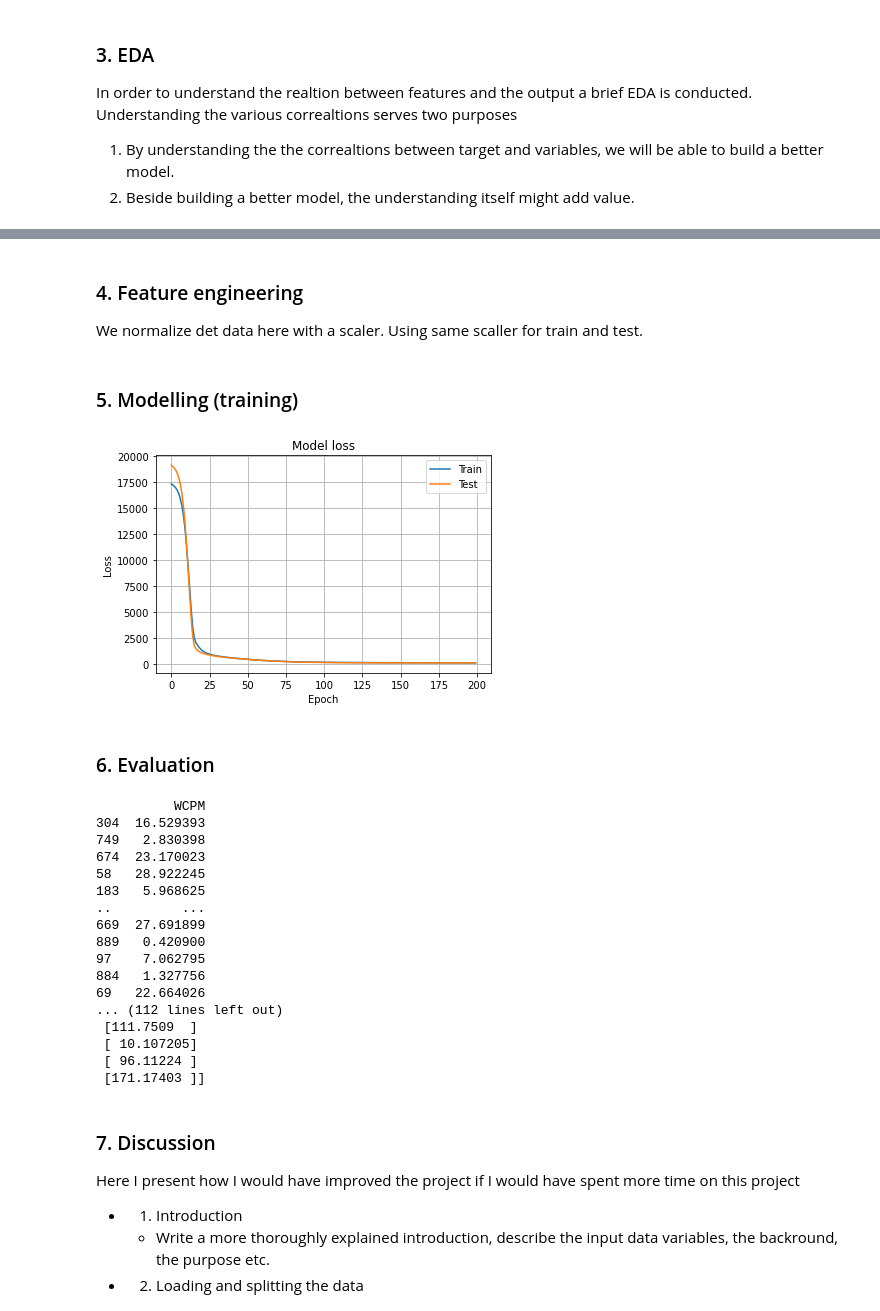
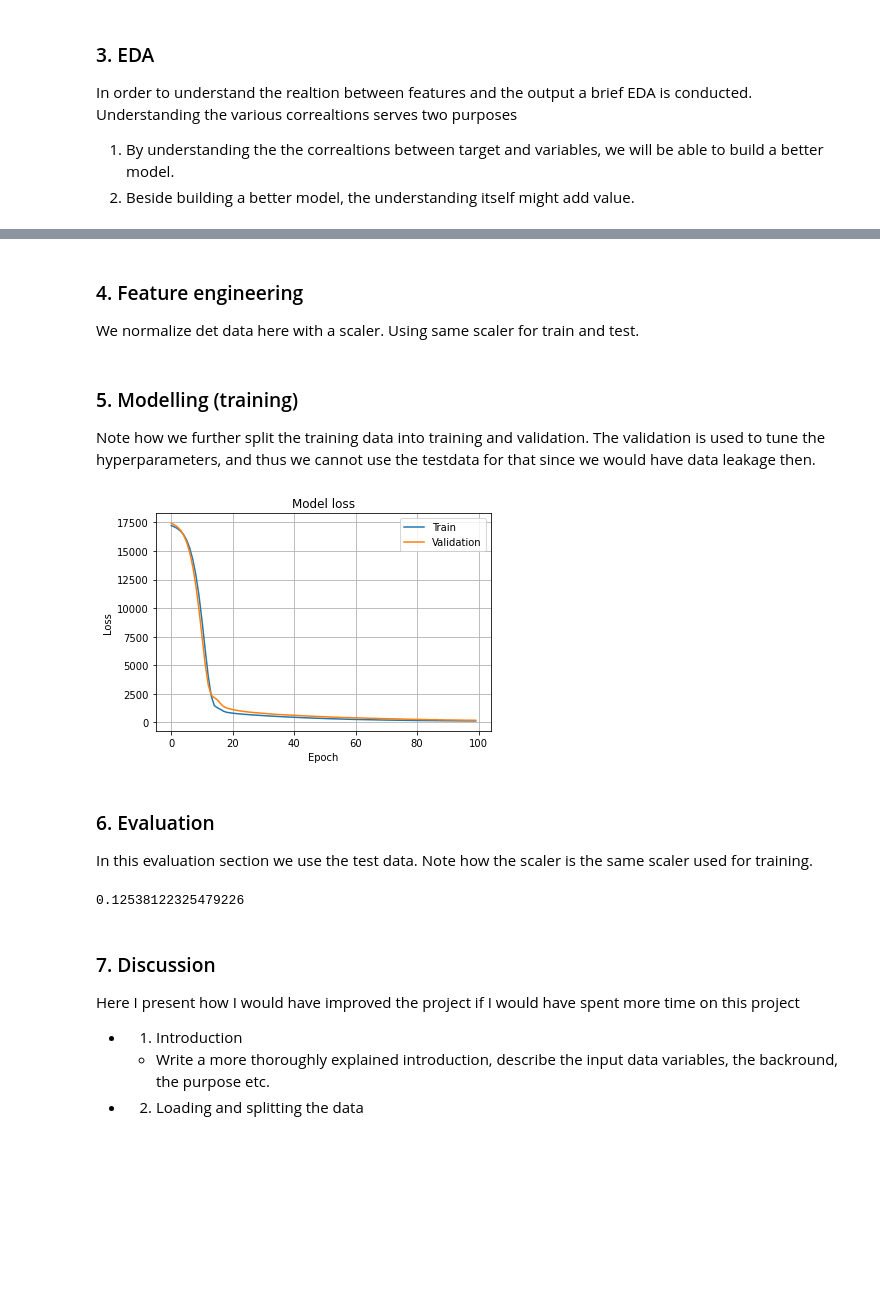
Before and after one commit to olundberg/lexplore, a Jupyter notebook: Machine learning modelling.ipynb, the cells around one changed output, grey strips where cells are left out. Cells and saved outputs as stored; diff of their text form; code cells hidden in the pictures; blank space fills up the shorter version.

```diff
--- a/Machine learning modelling.ipynb
+++ b/Machine learning modelling.ipynb
@@ -76,62 +83,49 @@ scatter_matrix(df_train, figsize=(20, 20));
 # %% [markdown]
 ### 4. Feature engineering
-We normalize det data here with a scaler. Using same scaller for train and test.
+We normalize det data here with a scaler. Using same scaler for train and test.
 # %%
+df_train = df_train.sample(frac=1)
 pred_variables = list(df_train.columns)
 pred_variables.remove("WCPM")
 X_train = df_train[pred_variables]
 y_train = df_train[["WCPM"]]
 sc = StandardScaler()
 X_train = sc.fit_transform(X_train)
-# %% [markdown]
-### 5. Modelling (training)
+# %% [markdown]
+### 5. Modelling (training)
+Note how we further split the training data into training and validation.
+The validation is used to tune the hyperparameters, and thus we cannot use the testdata for that since we would have data leakage then.
 # %%
 model = Sequential()
-model.add(Dense(40, input_dim=X_train.shape[1], activation="relu"))
-model.add(Dense(40, activation="relu"))
-model.add(Dense(40, activation="relu"))
+model.add(Dense(50, input_dim=X_train.shape[1], activation="relu"))
+model.add(Dense(50, activation="relu"))
+model.add(Dense(50, activation="relu"))
 model.add(Dense(1, activation="relu"))
 model.compile(loss='mean_squared_error', optimizer="adam")
 
 history = model.fit(X_train, y_train,
-                    epochs=200, batch_size=128,
+                    epochs=100, batch_size=128,
                     verbose=0, validation_split=0.1)
 
 plt.plot(history.history['loss'])
 plt.plot(history.history['val_loss'])
 plt.title('Model loss')
 plt.ylabel('Loss')
 plt.xlabel('Epoch')
-plt.legend(['Train', 'Test'], loc='upper right')
+plt.legend(['Train', 'Validation'], loc='upper right')
 plt.grid()
 plt.show()
 # %% [output]
-[figure, old version]
+[figure, new version]
-# %% [markdown]
-### 6. Evaluation
+# %% [markdown]
+### 6. Evaluation
+In this evaluation section we use the test data.
+Note how the scaler is the same scaler used for training.
 # %%
 X_test = df_test[pred_variables]
 y_test = df_test[["WCPM"]]
 X_test = sc.fit_transform(X_test)
 y_test_pred = model.predict(X_test)
-print(np.sqrt((y_test-y_test_pred)**2))
-print(np.sqrt((y_test)**2))
-print(np.sqrt((y_test_pred)**2))
+mean_absolute_percentage_error(y_test_pred, y_test)
 # %% [output]
-          WCPM
-304  16.529393
-749   2.830398
-674  23.170023
-58   28.922245
-183   5.968625
-..         ...
-669  27.691899
-889   0.420900
-97    7.062795
-884   1.327756
-69   22.664026
-... (112 lines left out)
- [111.7509  ]
- [ 10.107205]
- [ 96.11224 ]
- [171.17403 ]]
+0.12538122325479226
```
Also changed, not shown: parts of 7 cells of this notebook, 1 other file.
